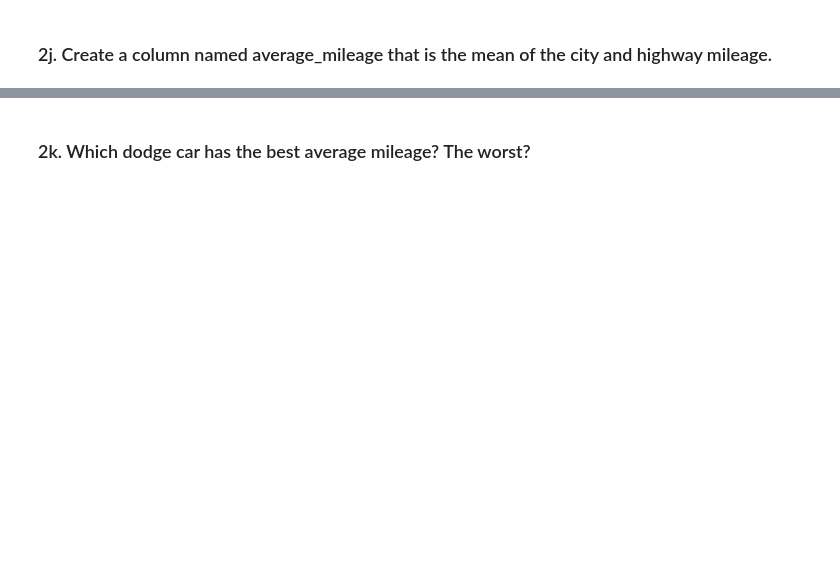
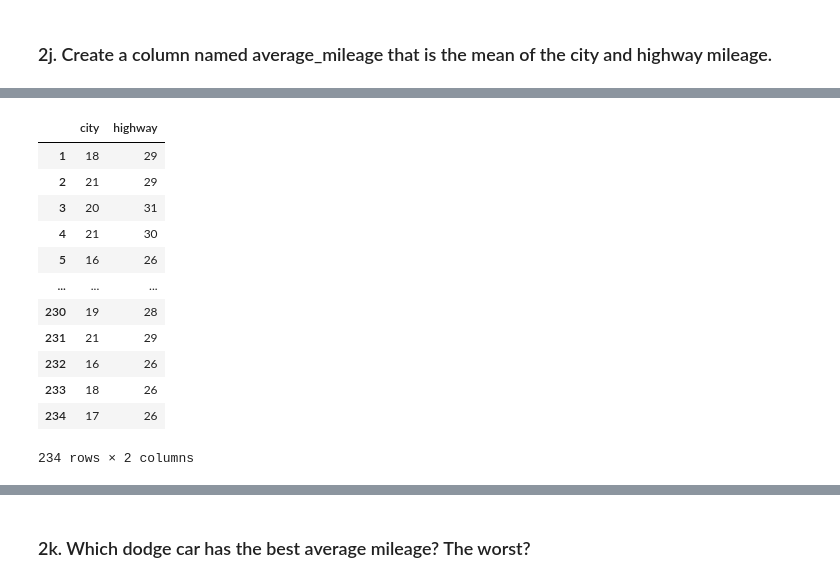
Before and after one commit to adam-gomez/numpy-pandas-visualization-exercises, a Jupyter notebook: dataframes.ipynb, the cells around one changed output, grey strips where cells are left out. Saved outputs shown, nothing was run; the diff lists cells and outputs as text; code cells hidden in the pictures; blank space fills up the shorter version.

```diff
--- a/dataframes.ipynb
+++ b/dataframes.ipynb
@@ -566,0 +582,19 @@ mpg
+# %%
+#METHOD TWO: We can use the .mean() function
+#Because the mean function works across an entire dataframe (or series)
+#We need to create a dataframe with only the values we need
+mpg[['city', 'highway']]
+# %% [output]
+|  | city | highway |
+| 1 | 18 | 29 |
+| 2 | 21 | 29 |
+| 3 | 20 | 31 |
+| 4 | 21 | 30 |
+| 5 | 16 | 26 |
+| ... | ... | ... |
+| 230 | 19 | 28 |
+| 231 | 21 | 29 |
+| 232 | 16 | 26 |
+| 233 | 18 | 26 |
+| 234 | 17 | 26 |
+234 rows × 2 columns
```
Also changed, not shown: parts of 72 cells of this notebook.
